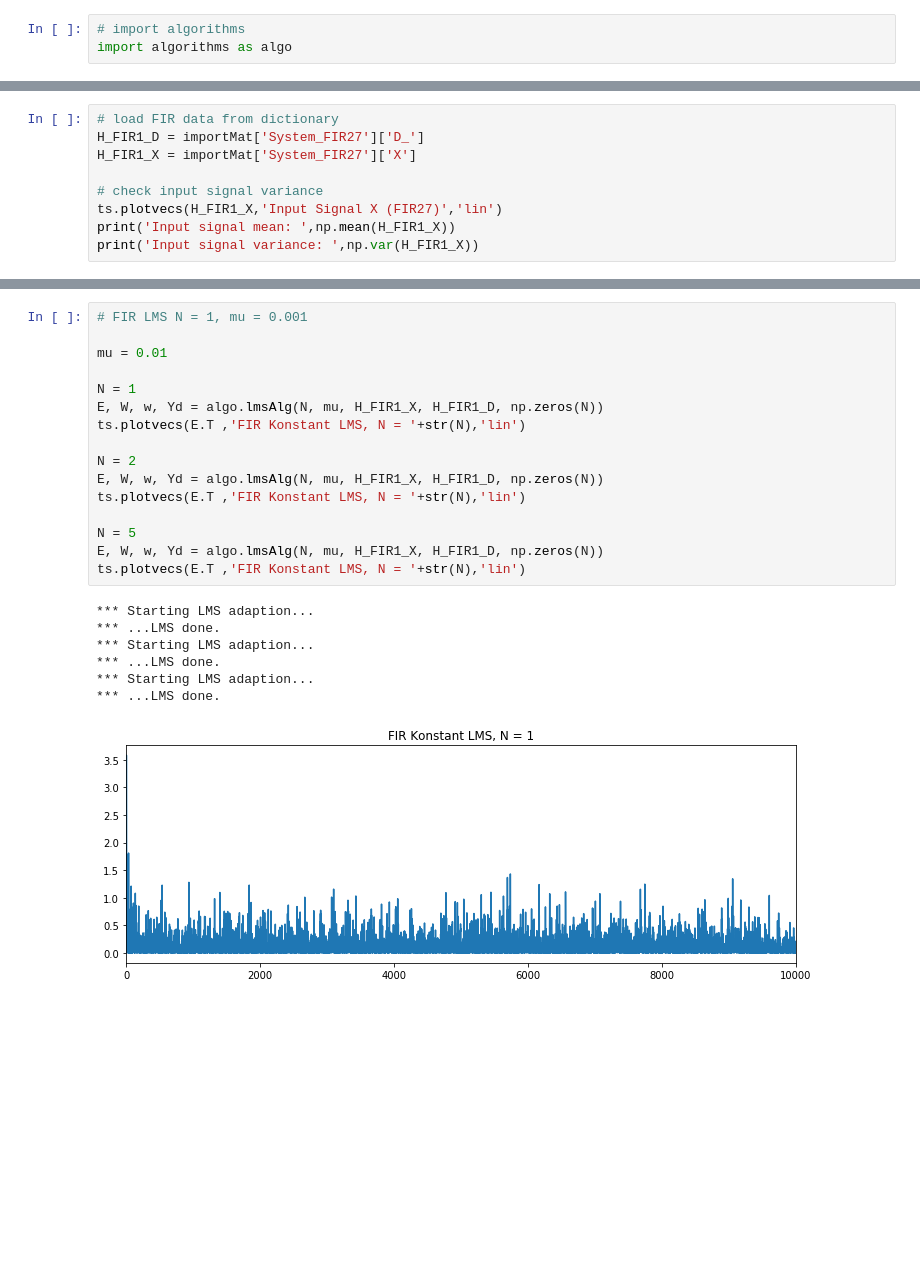
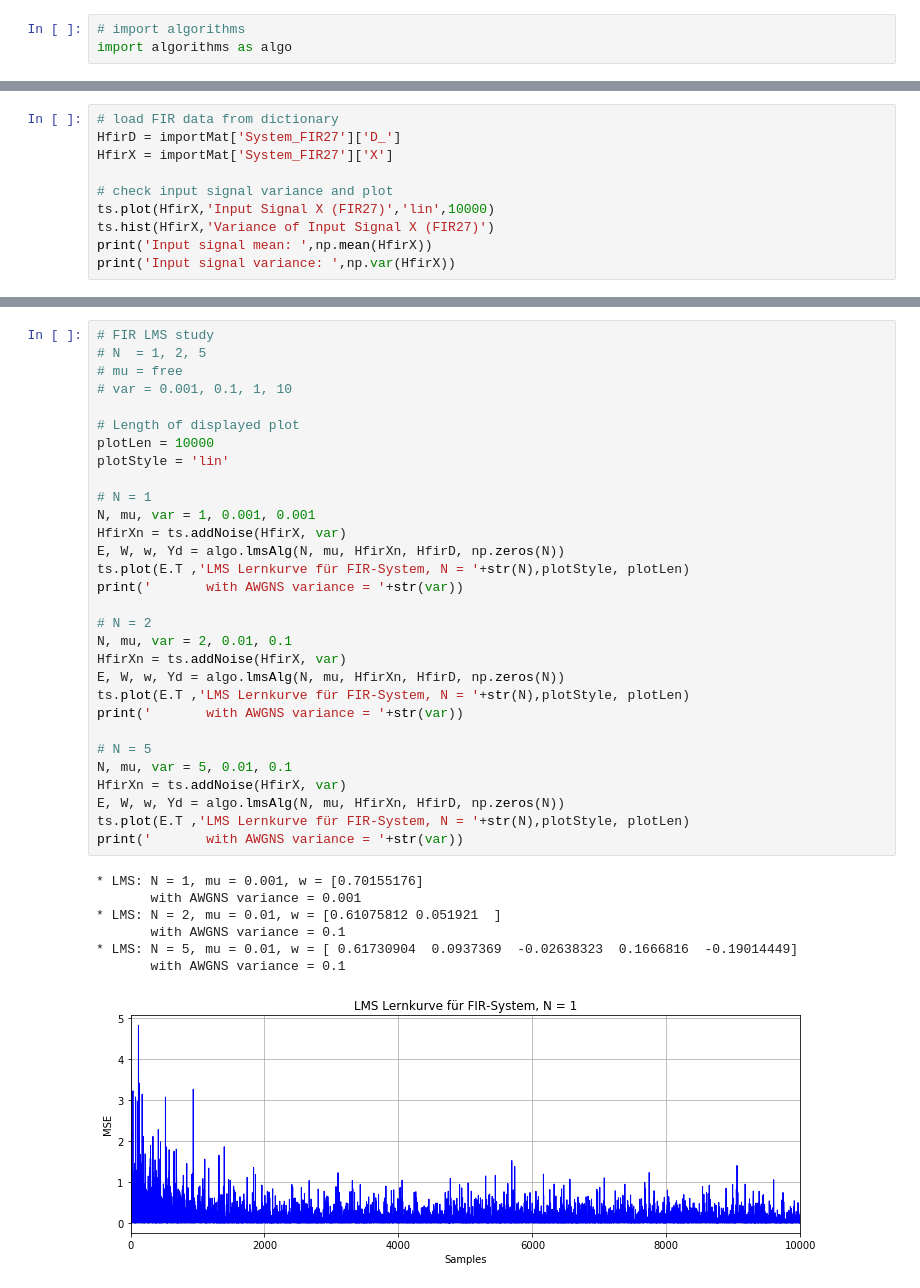
Before and after one commit to xhain/Systemidentifikation, a Jupyter notebook: python/Systemidentifikation.ipynb, the cells around one changed output, grey strips where cells are left out. Saved outputs shown, nothing was run; the diff lists cells and outputs as text; blank space fills up the shorter version.

Commit message:
Deleted redundant file, since working in Notebook. Added Better Error & Weight visualization tool.

```diff
--- a/python/Systemidentifikation.ipynb
+++ b/python/Systemidentifikation.ipynb
@@ -37,12 +37,13 @@ Für das FIR-Filter: Untersuche den Einfluss der Anzahl an Filterkoeffizienten
 # %%
 # load FIR data from dictionary
-H_FIR1_D = importMat['System_FIR27']['D_']
-H_FIR1_X = importMat['System_FIR27']['X']
+HfirD = importMat['System_FIR27']['D_']
+HfirX = importMat['System_FIR27']['X']
 
-# check input signal variance
-ts.plotvecs(H_FIR1_X,'Input Signal X (FIR27)','lin')
-print('Input signal mean: ',np.mean(H_FIR1_X))
-print('Input signal variance: ',np.var(H_FIR1_X))
+# check input signal variance and plot
+ts.plot(HfirX,'Input Signal X (FIR27)','lin',10000)
+ts.hist(HfirX,'Variance of Input Signal X (FIR27)')
+print('Input signal mean: ',np.mean(HfirX))
+print('Input signal variance: ',np.var(HfirX))
 # %% [output]
 Input signal mean:  -0.018132438065400953
 Input signal variance:  1.0270666666078994
@@ -50,24 +52,38 @@ Input signal variance:  1.0270666666078994
 # %%
-# FIR LMS N = 1, mu = 0.001
+# FIR LMS study
+# N  = 1, 2, 5
+# mu = free
+# var = 0.001, 0.1, 1, 10
 
-mu = 0.01
+# Length of displayed plot
+plotLen = 10000
+plotStyle = 'lin'
 
-N = 1
-E, W, w, Yd = algo.lmsAlg(N, mu, H_FIR1_X, H_FIR1_D, np.zeros(N))
-ts.plotvecs(E.T ,'FIR Konstant LMS, N = '+str(N),'lin')
+# N = 1
+N, mu, var = 1, 0.001, 0.001
+HfirXn = ts.addNoise(HfirX, var)
+E, W, w, Yd = algo.lmsAlg(N, mu, HfirXn, HfirD, np.zeros(N))
+ts.plot(E.T ,'LMS Lernkurve für FIR-System, N = '+str(N),plotStyle, plotLen)
+print('       with AWGNS variance = '+str(var))
 
-N = 2
-E, W, w, Yd = algo.lmsAlg(N, mu, H_FIR1_X, H_FIR1_D, np.zeros(N))
-ts.plotvecs(E.T ,'FIR Konstant LMS, N = '+str(N),'lin')
+# N = 2
+N, mu, var = 2, 0.01, 0.1
+HfirXn = ts.addNoise(HfirX, var)
+E, W, w, Yd = algo.lmsAlg(N, mu, HfirXn, HfirD, np.zeros(N))
+ts.plot(E.T ,'LMS Lernkurve für FIR-System, N = '+str(N),plotStyle, plotLen)
+print('       with AWGNS variance = '+str(var))
 
-N = 5
-E, W, w, Yd = algo.lmsAlg(N, mu, H_FIR1_X, H_FIR1_D, np.zeros(N))
-ts.plotvecs(E.T ,'FIR Konstant LMS, N = '+str(N),'lin')
+# N = 5
+N, mu, var = 5, 0.01, 0.1
+HfirXn = ts.addNoise(HfirX, var)
+E, W, w, Yd = algo.lmsAlg(N, mu, HfirXn, HfirD, np.zeros(N))
+ts.plot(E.T ,'LMS Lernkurve für FIR-System, N = '+str(N),plotStyle, plotLen)
+print('       with AWGNS variance = '+str(var))
 # %% [output]
-*** Starting LMS adaption...
-*** ...LMS done.
-*** Starting LMS adaption...
-*** ...LMS done.
-*** Starting LMS adaption...
-*** ...LMS done.
+* LMS: N = 1, mu = 0.001, w = [0.70155176]
+       with AWGNS variance = 0.001
+* LMS: N = 2, mu = 0.01, w = [0.61075812 0.051921  ]
+       with AWGNS variance = 0.1
+* LMS: N = 5, mu = 0.01, w = [ 0.61730904  0.0937369  -0.02638323  0.1666816  -0.19014449]
+       with AWGNS variance = 0.1
-[figure, old version]
+[figure, new version]
```
Also changed, not shown: parts of 18 cells of this notebook, 4 other files.
